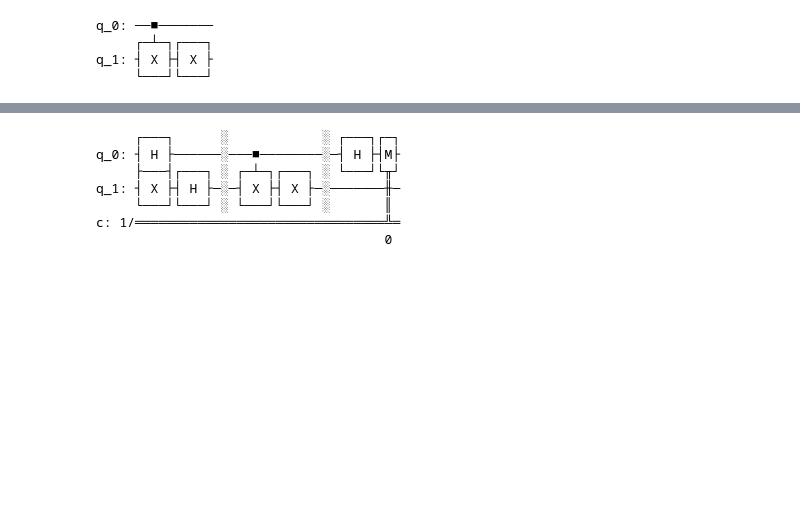
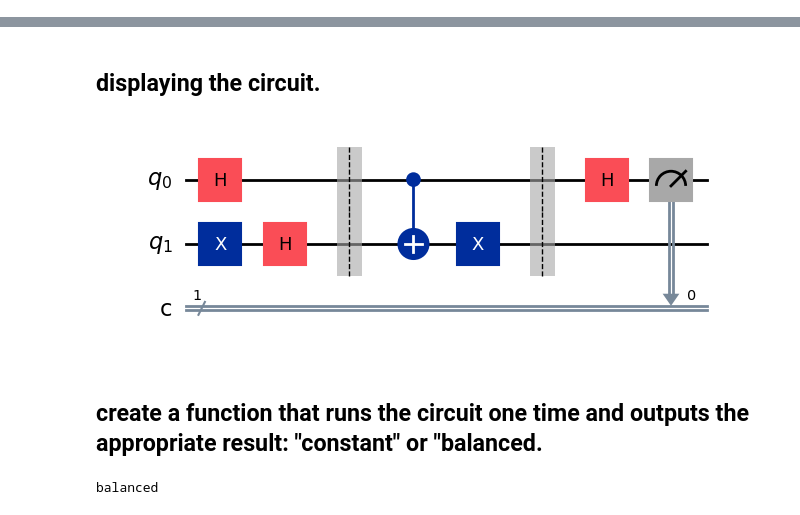
Before and after one commit to Guhan2348519/QC_LAB, a Jupyter notebook: 2348519_qc_lab7.ipynb, the cells around one changed output, grey strips where cells are left out. Saved outputs shown, nothing was run; the diff lists cells and outputs as text; code cells hidden in the pictures; blank space fills up the shorter version.

```diff
--- a/2348519_qc_lab7.ipynb
+++ b/2348519_qc_lab7.ipynb
@@ -17,13 +110,6 @@ def deutsch_function(case: int):
     if case in [3, 4]:
         f.x(1)
     return f
-# %%
-display(deutsch_function(3).draw())
-# %% [output]
-q_0: ──■───────
-     ┌─┴─┐┌───┐
-q_1: ┤ X ├┤ X ├
-     └───┘└───┘
 # %%
 ! pip install qiskit
 # %% [output]
@@ -63,16 +149,15 @@ def compile_circuit(function: QuantumCircuit):
     qc.measure(range(n), range(n))
 
     return qc
-# %%
-display(compile_circuit(deutsch_function(3)).draw())
-# %% [output]
-     ┌───┐      ░            ░ ┌───┐┌─┐
-q_0: ┤ H ├──────░───■────────░─┤ H ├┤M├
-     ├───┤┌───┐ ░ ┌─┴─┐┌───┐ ░ └───┘└╥┘
-q_1: ┤ X ├┤ H ├─░─┤ X ├┤ X ├─░───────╫─
-     └───┘└───┘ ░ └───┘└───┘ ░       ║
-c: 1/════════════════════════════════╩═
-                                     0
+# %% [markdown]
+## displaying the circuit.
+# %%
+from qiskit.visualization import circuit_drawer
+circuit_drawer(compile_circuit(deutsch_function(3)), output='mpl')
+# %% [output]
+[figure, added]
+# %% [markdown]
+##  create a function that runs the circuit  one time and outputs the appropriate result: "constant" or "balanced.
 # %%
 
 from qiskit_aer import AerSimulator
@@ -88,3 +173,10 @@ def deutsch_algorithm(function: QuantumCircuit):
     if measurements[0] == "0":
         return "constant"
     return "balanced"
+# %%
+# Example usage
+oracle = deutsch_function(3)  # Generate a Deutsch function (case 3)
+result = deutsch_algorithm(oracle)  # Determine if the function is constant or balanced
+print(result)  # Output should be "balanced"
+# %% [output]
+balanced
```
Also changed, not shown: parts of 15 cells of this notebook.
